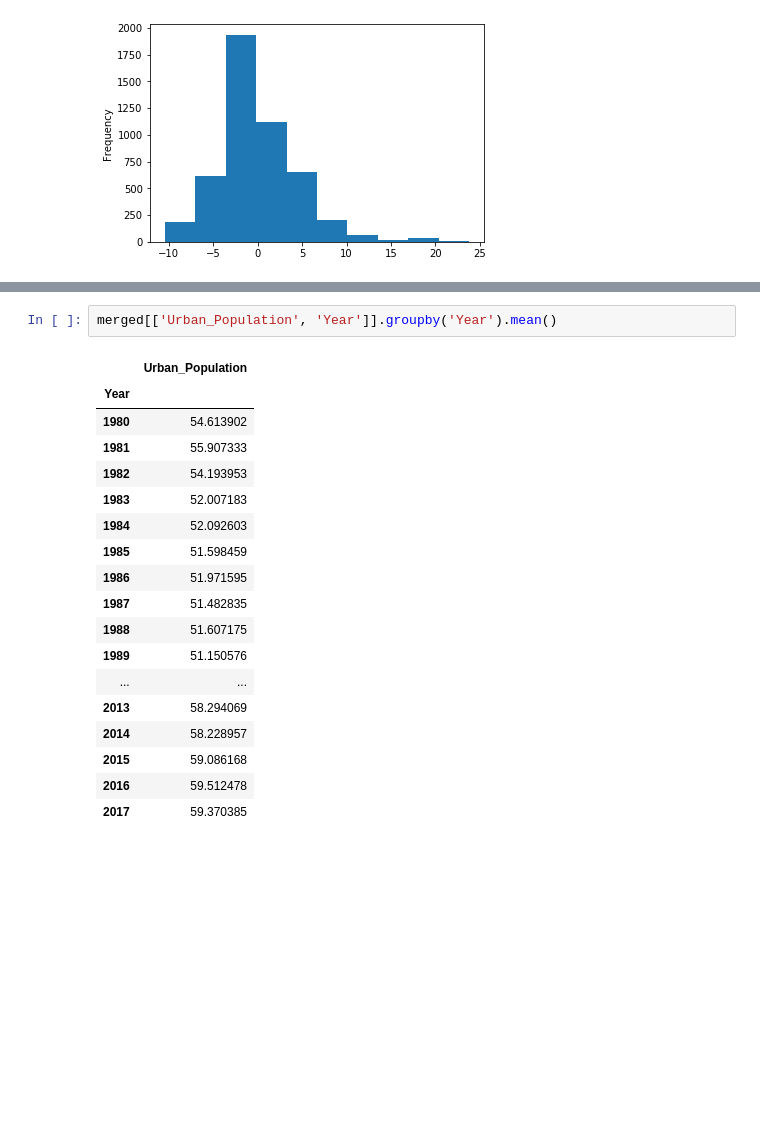
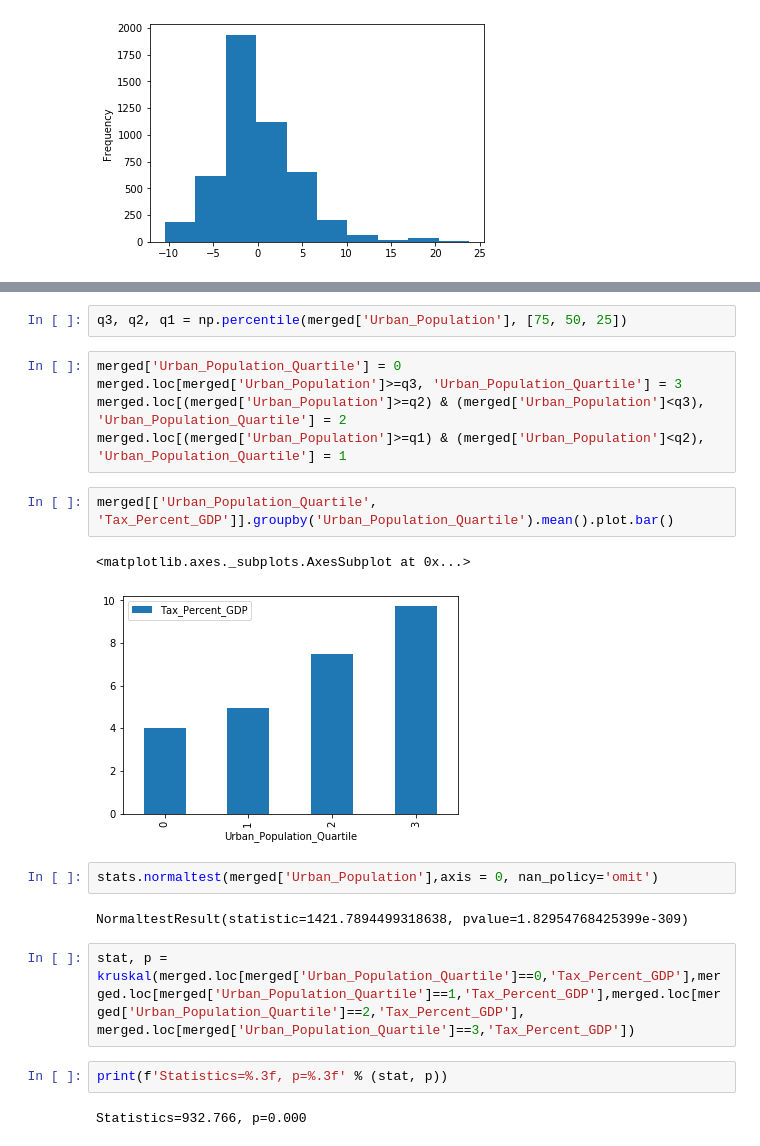
Before and after one commit to dray89/Python, a Jupyter notebook: Data Project/OLS_Regression.ipynb, the cells around one changed output, grey strips where cells are left out. Saved outputs shown, nothing was run; the diff lists cells and outputs as text; blank space fills up the shorter version.

```diff
--- a/Data Project/OLS_Regression.ipynb
+++ b/Data Project/OLS_Regression.ipynb
@@ -321,21 +293,22 @@ plt.scatter(merged['Urban_Population'], merged['Tax_Percent_GDP'])
-# %%
-merged[['Urban_Population', 'Year']].groupby('Year').mean()
-# %% [output]
-|  | Urban_Population |
-| Year |  |
-| 1980 | 54.613902 |
-| 1981 | 55.907333 |
-| 1982 | 54.193953 |
-| 1983 | 52.007183 |
-| 1984 | 52.092603 |
-| 1985 | 51.598459 |
-| 1986 | 51.971595 |
-| 1987 | 51.482835 |
-| 1988 | 51.607175 |
-| 1989 | 51.150576 |
-| ... | ... |
-| 2013 | 58.294069 |
-| 2014 | 58.228957 |
-| 2015 | 59.086168 |
-| 2016 | 59.512478 |
-| 2017 | 59.370385 |
+# %%
+q3, q2, q1 = np.percentile(merged['Urban_Population'], [75, 50, 25])
+# %%
+merged['Urban_Population_Quartile'] = 0
+merged.loc[merged['Urban_Population']>=q3, 'Urban_Population_Quartile'] = 3
+merged.loc[(merged['Urban_Population']>=q2) & (merged['Urban_Population']<q3), 'Urban_Population_Quartile'] = 2
+merged.loc[(merged['Urban_Population']>=q1) & (merged['Urban_Population']<q2), 'Urban_Population_Quartile'] = 1
+# %%
+merged[['Urban_Population_Quartile', 'Tax_Percent_GDP']].groupby('Urban_Population_Quartile').mean().plot.bar()
+# %% [output]
+<matplotlib.axes._subplots.AxesSubplot at 0x...>
+[figure, added]
+# %%
+stats.normaltest(merged['Urban_Population'],axis = 0, nan_policy='omit')
+# %% [output]
+NormaltestResult(statistic=1421.7894499318638, pvalue=1.82954768425399e-309)
+# %%
+stat, p =  kruskal(merged.loc[merged['Urban_Population_Quartile']==0,'Tax_Percent_GDP'],merged.loc[merged['Urban_Population_Quartile']==1,'Tax_Percent_GDP'],merged.loc[merged['Urban_Population_Quartile']==2,'Tax_Percent_GDP'], merged.loc[merged['Urban_Population_Quartile']==3,'Tax_Percent_GDP'])
+# %%
+print(f'Statistics=%.3f, p=%.3f' % (stat, p))
+# %% [output]
+Statistics=932.766, p=0.000
```
Also changed, not shown: parts of 15 cells of this notebook, 1 other file.
